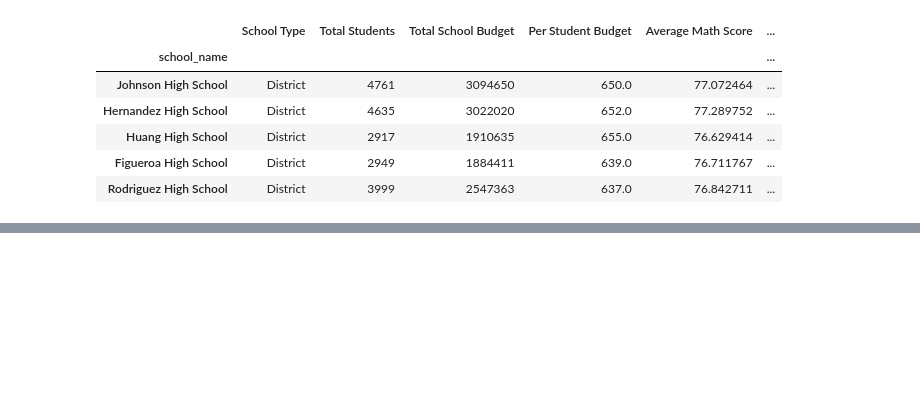
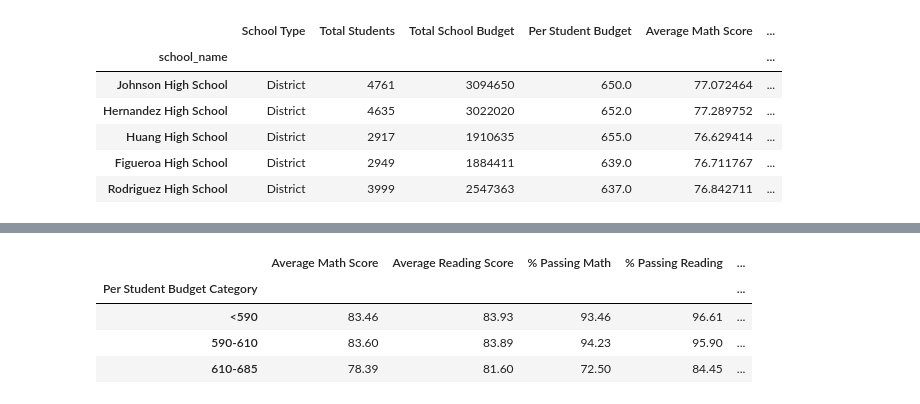
Before and after one commit to mcmanuscw/pandas-challenge, a Jupyter notebook: PyCitySchools/PyCitySchools.ipynb, the cells around one changed output, grey strips where cells are left out. Cells and saved outputs as stored; diff of their text form; code cells hidden in the pictures; blank space fills up the shorter version.

```diff
--- a/PyCitySchools/PyCitySchools.ipynb
+++ b/PyCitySchools/PyCitySchools.ipynb
@@ -421,18 +421,18 @@ df['Per Student Budget'] = df['Per Student Budget'].astype(float)
 
 
 # create budget groups
-bins = [550, 590, 610, 650]
+bins = [0, 590, 610, 685]
 
 
 # # Create the names for the five bins
-group_names = ['Low', 'Mid', 'High']#, 'Highest']
+group_names = ['<590', '590-610', '610-685']
 
 # with bin add column
 df["Per Student Budget Category"] = pd.cut(df['Per Student Budget'], bins, labels=group_names, include_lowest=True)
 
+#df
+
+#scores_by_per_student_spending = df.groupby(["Per Student Budget Category"])
+
 df
-
-scores_by_per_student_spending = df.groupby(["Per Student Budget Category"])
-
-scores_by_per_student_spending
 # %% [output]
@@ -439,0 +456,24 @@ scores_by_per_student_spending
+# %%
+#Calculate averages
+
+scores_by_per_student_spending_math = df.groupby(["Per Student Budget Category"]).mean()["Average Math Score"]
+scores_by_per_student_spending_reading = df.groupby(["Per Student Budget Category"]).mean()["Average Reading Score"]
+scores_by_per_student_spending_pct_math = df.groupby(["Per Student Budget Category"]).mean()["% Passing Math"]
+scores_by_per_student_spending_pct_reading = df.groupby(["Per Student Budget Category"]).mean()["% Passing Reading"]
+scores_by_per_student_spending_overall = df.groupby(["Per Student Budget Category"]).mean()["% Overall Passing"]
+
+spending_summary_df = pd.DataFrame({
+                                    "Average Math Score": scores_by_per_student_spending_math.round(2),
+                                    "Average Reading Score": scores_by_per_student_spending_reading.round(2),
+                                    "% Passing Math": scores_by_per_student_spending_pct_math.round(2),
+                                    "% Passing Reading": scores_by_per_student_spending_pct_reading.round(2),
+                                    "% Overall Passing": scores_by_per_student_spending_overall.round(2)
+})
+
+spending_summary_df
+# %% [output]
+|  | Average Math Score | Average Reading Score | % Passing Math | % Passing Reading | ... |
+| Per Student Budget Category |  |  |  |  | ... |
+| <590 | 83.46 | 83.93 | 93.46 | 96.61 | ... |
+| 590-610 | 83.60 | 83.89 | 94.23 | 95.90 | ... |
+| 610-685 | 78.39 | 81.60 | 72.50 | 84.45 | ... |
```
Also changed, not shown: parts of 7 cells of this notebook.
